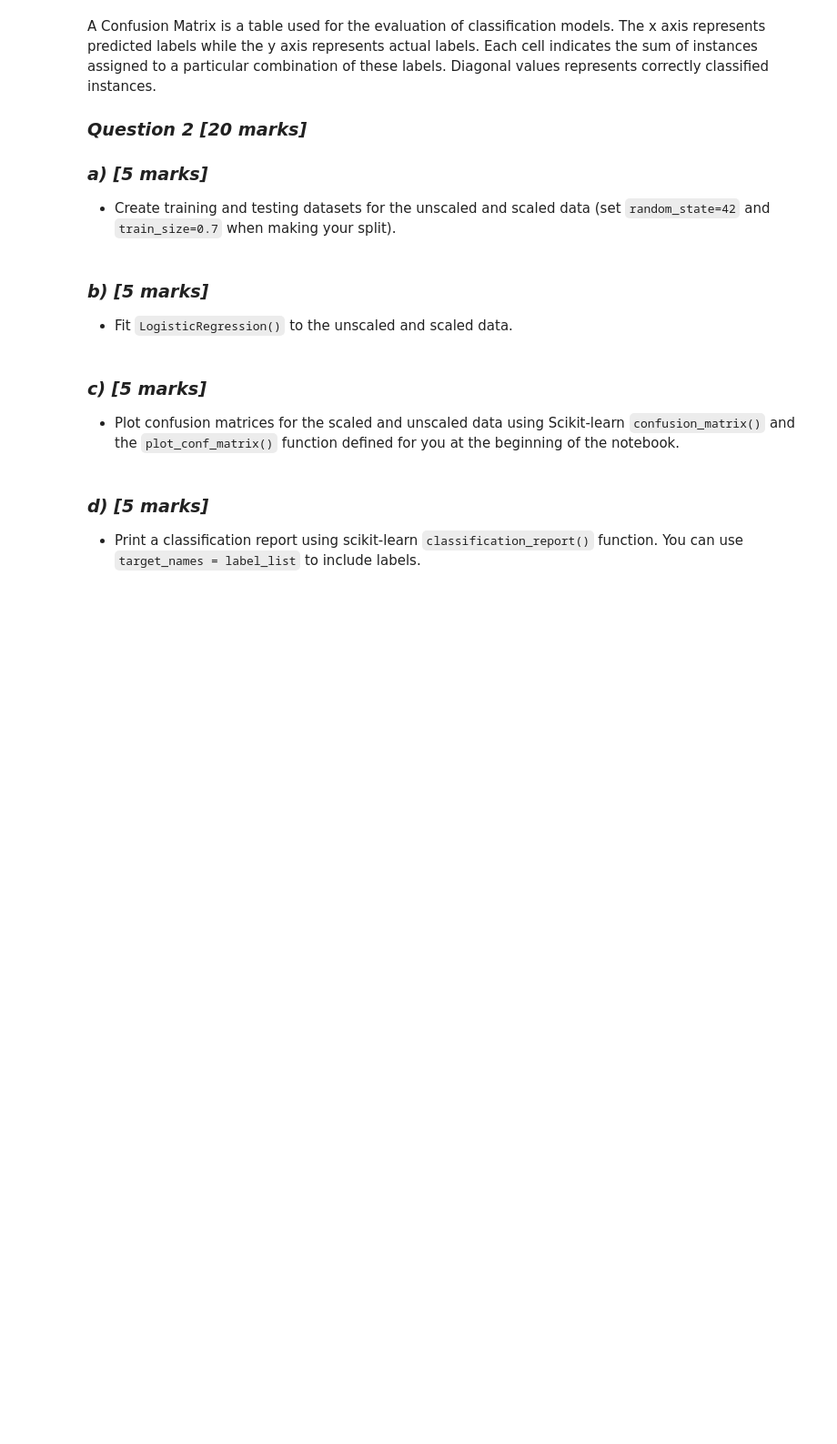
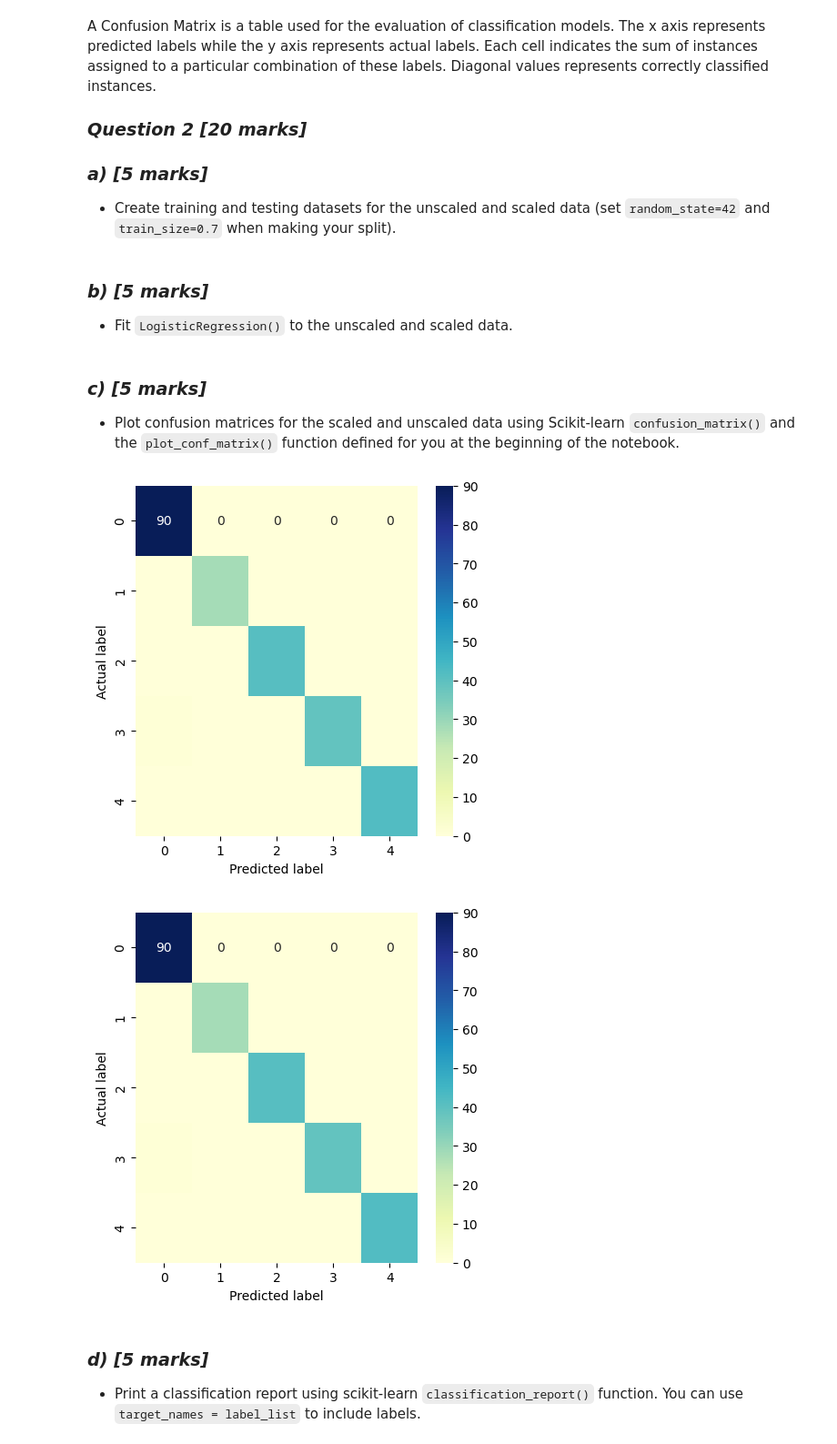
Before and after one commit to j-mendi/COMP0142_CW2_GROUP_40, a Jupyter notebook: Assignment_2.ipynb, the cells around one changed output. Shown at 91% size. Saved outputs shown, nothing was run; the diff lists cells and outputs as text; code cells hidden in the pictures; blank space fills up the shorter version.

```diff
--- a/Assignment_2.ipynb
+++ b/Assignment_2.ipynb
@@ -165,15 +165,3 @@ We are going to scale the features and compare the performance of Logistic Regre
 
 ### _a) [3 marks]_
 - Use `StandardScaler()` to scale the data. Save the result to a new variable (do not overwrite X).
-# %%
-#######################################################
-# TO_DO
-#[your code here]
-scale = StandardScaler()
-scale.fit(X)
-scaled_X = scale.transform(X)
-print(X)
-print(scaled_X)
-
-#/TO_DO
-#######################################################
@@ -198,3 +168,13 @@ print(scaled_X)
+# %%
+#######################################################
+# TO_DO
+
+scaler = StandardScaler()
+X_scaled = scaler.fit_transform(X)
+
+
+#/TO_DO
+#######################################################
 # %% [markdown]
 ### _b) [3 marks]_
 -  Explain how the `StandardScaler()` function changes the data, (in particular its mean and variance)? (**Hint:** You can re-run the code from the section **Data analysis and pre-processing** in order to visualise scaled values.)
@@ -249,7 +222,9 @@ lg_scaled = LogisticRegression(solver = "lbfgs", multi_class = "multinomial", ma
 
 #######################################################
 # TO_DO
-#[your code here]
+
+X_train, X_test, y_train, y_test = train_test_split(X, y, train_size=0.7, random_state=42)
+X_train_scaled, X_test_scaled, y_train_scaled, y_test_scaled = train_test_split(X_scaled, y, train_size=0.7, random_state=42)
 
 
 #/TO_DO
@@ -266,7 +241,8 @@ with warnings.catch_warnings():
     # NB: you may wish to comment out this filter
     warnings.simplefilter("ignore")
 
-    #[your code here]
+    lg.fit(X_train, y_train)
+    lg_scaled.fit(X_train_scaled, y_train_scaled)
 
 
     #/TO_DO
@@ -285,3 +253,22 @@ with warnings.catch_warnings():
+# %%
+#######################################################
+# TO_DO
+
+y_pred = lg.predict(X_test)
+y_pred_scaled = lg_scaled.predict(X_test_scaled)
+
+conf_matrix = confusion_matrix(y_test, y_pred)
+conf_matrix_scaled = confusion_matrix(y_test_scaled, y_pred_scaled)
+
+plot_conf_matrix(conf_matrix)
+plot_conf_matrix(conf_matrix_scaled)
+
+
+#/TO_DO
+#######################################################
+# %% [output]
+[figure, added]
+[figure, added]
 # %% [markdown]
 ### _d) [5 marks]_
 - Print a classification report using scikit-learn `classification_report()` function. You can use `target_names = label_list` to include labels.
```
Also changed, not shown: parts of 27 cells of this notebook.
